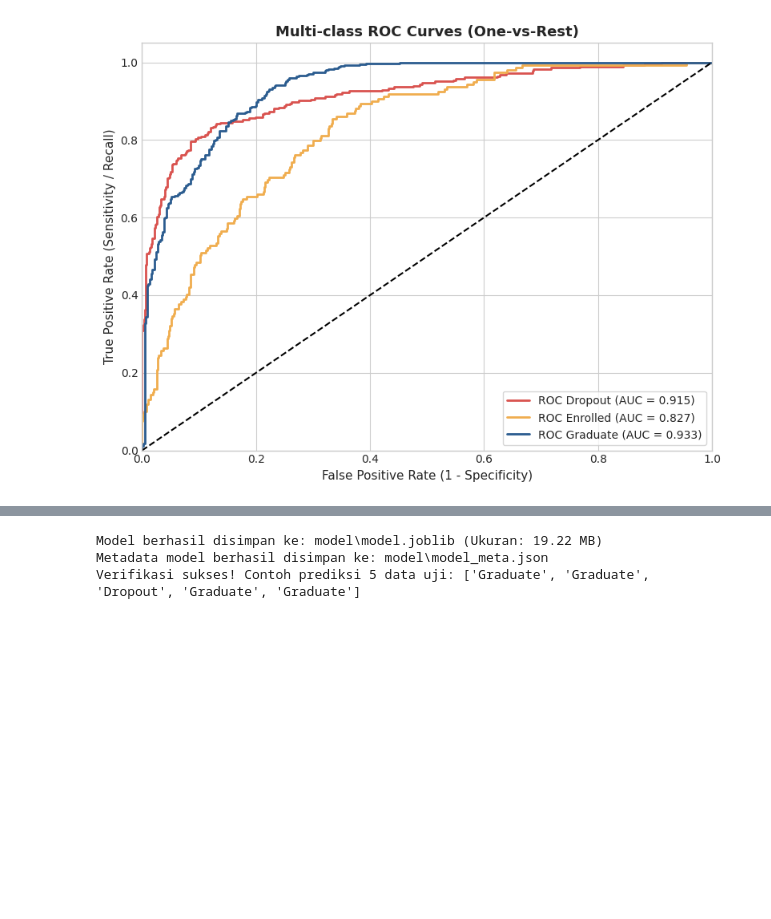
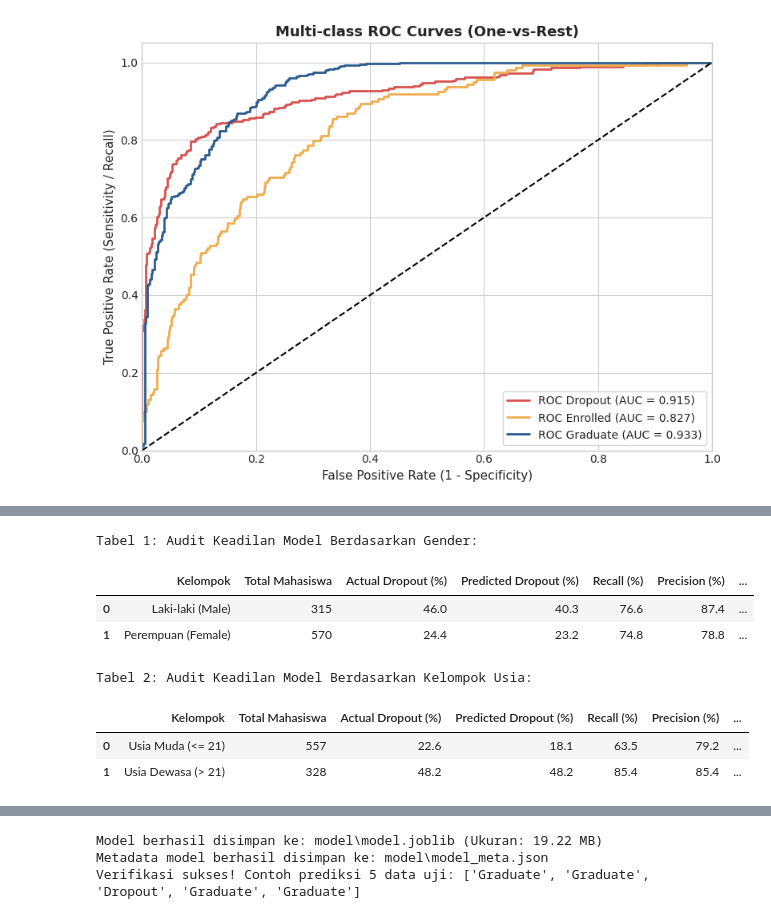
Before and after one commit to dawooodd/Penerapan-Data-Science-2, a Jupyter notebook: notebook.ipynb, the cells around one changed output, grey strips where cells are left out. Saved outputs shown, nothing was run; the diff lists cells and outputs as text; code cells hidden in the pictures; blank space fills up the shorter version.

```diff
--- a/notebook.ipynb
+++ b/notebook.ipynb
@@ -789,0 +811,65 @@ Tabel 15 Fitur Teratas:
+# %%
+# Evaluasi Keadilan Model (Fairness & Bias Audit)
+test_fairness_df = X_test.copy()
+test_fairness_df['Actual_Status'] = y_test.values
+test_fairness_df['Predicted_Status'] = y_pred_best
+dropout_class_idx = list(best_rf.classes_).index('Dropout')
+test_fairness_df['Dropout_Probability'] = y_proba_best[:, dropout_class_idx]
+
+def compute_fairness_metrics(df_eval, group_col, group_mapping):
+    results = []
+    for g_val, g_label in group_mapping.items():
+        sub = df_eval[df_eval[group_col] == g_val]
+        total = len(sub)
+
+        actual_dropout = (sub['Actual_Status'] == 'Dropout').sum()
+        pred_dropout = (sub['Predicted_Status'] == 'Dropout').sum()
+
+        # Selection rate (P(pred = Dropout))
+        sel_rate = pred_dropout / total if total > 0 else 0
+        actual_rate = actual_dropout / total if total > 0 else 0
+
+        # Recall (TPR) & Precision & FPR
+        tp = ((sub['Actual_Status'] == 'Dropout') & (sub['Predicted_Status'] == 'Dropout')).sum()
+        fn = ((sub['Actual_Status'] == 'Dropout') & (sub['Predicted_Status'] != 'Dropout')).sum()
+        fp = ((sub['Actual_Status'] != 'Dropout') & (sub['Predicted_Status'] == 'Dropout')).sum()
+        tn = ((sub['Actual_Status'] != 'Dropout') & (sub['Predicted_Status'] != 'Dropout')).sum()
+
+        recall = tp / (tp + fn) if (tp + fn) > 0 else 0
+        precision = tp / (tp + fp) if (tp + fp) > 0 else 0
+        fpr = fp / (fp + tn) if (fp + tn) > 0 else 0
+
+        results.append({
+            'Kelompok': g_label,
+            'Total Mahasiswa': total,
+            'Actual Dropout (%)': round(actual_rate * 100, 1),
+            'Predicted Dropout (%)': round(sel_rate * 100, 1),
+            'Recall (%)': round(recall * 100, 1),
+            'Precision (%)': round(precision * 100, 1),
+            'False Positive Rate (%)': round(fpr * 100, 1)
+        })
+    return pd.DataFrame(results)
+
+# 1. Audit Bias Gender
+gender_map = {1: 'Laki-laki (Male)', 0: 'Perempuan (Female)'}
+gender_fairness = compute_fairness_metrics(test_fairness_df, 'Gender', gender_map)
+
+# 2. Audit Bias Usia Pendaftaran (Muda <= 21 vs Dewasa > 21)
+test_fairness_df['Age_Group'] = np.where(test_fairness_df['Age_at_enrollment'] <= 21, '<= 21 Tahun', '> 21 Tahun')
+age_map = {'<= 21 Tahun': 'Usia Muda (<= 21)', '> 21 Tahun': 'Usia Dewasa (> 21)'}
+age_fairness = compute_fairness_metrics(test_fairness_df, 'Age_Group', age_map)
+
+print("Tabel 1: Audit Keadilan Model Berdasarkan Gender:")
+display(gender_fairness)
+
+print("\nTabel 2: Audit Keadilan Model Berdasarkan Kelompok Usia:")
+display(age_fairness)
+# %% [output]
+Tabel 1: Audit Keadilan Model Berdasarkan Gender:
+|  | Kelompok | Total Mahasiswa | Actual Dropout (%) | Predicted Dropout (%) | Recall (%) | Precision (%) | ... |
+| 0 | Laki-laki (Male) | 315 | 46.0 | 40.3 | 76.6 | 87.4 | ... |
+| 1 | Perempuan (Female) | 570 | 24.4 | 23.2 | 74.8 | 78.8 | ... |
+Tabel 2: Audit Keadilan Model Berdasarkan Kelompok Usia:
+|  | Kelompok | Total Mahasiswa | Actual Dropout (%) | Predicted Dropout (%) | Recall (%) | Precision (%) | ... |
+| 0 | Usia Muda (<= 21) | 557 | 22.6 | 18.1 | 63.5 | 79.2 | ... |
+| 1 | Usia Dewasa (> 21) | 328 | 48.2 | 48.2 | 85.4 | 85.4 | ... |
```
Also changed, not shown: parts of 18 cells of this notebook, 5 other files.
